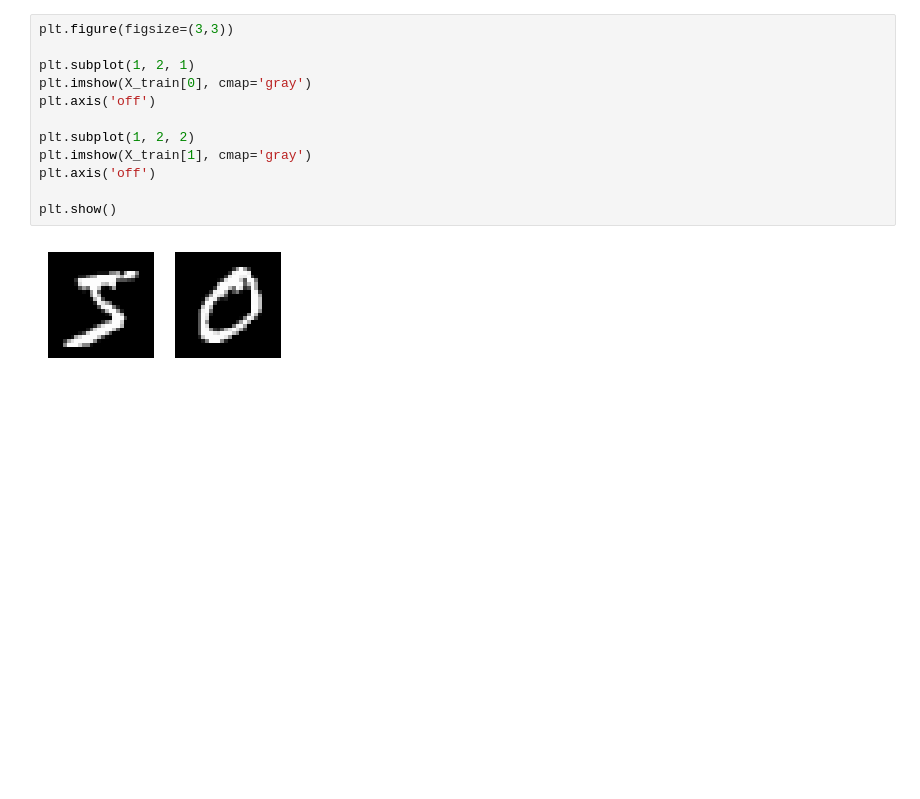
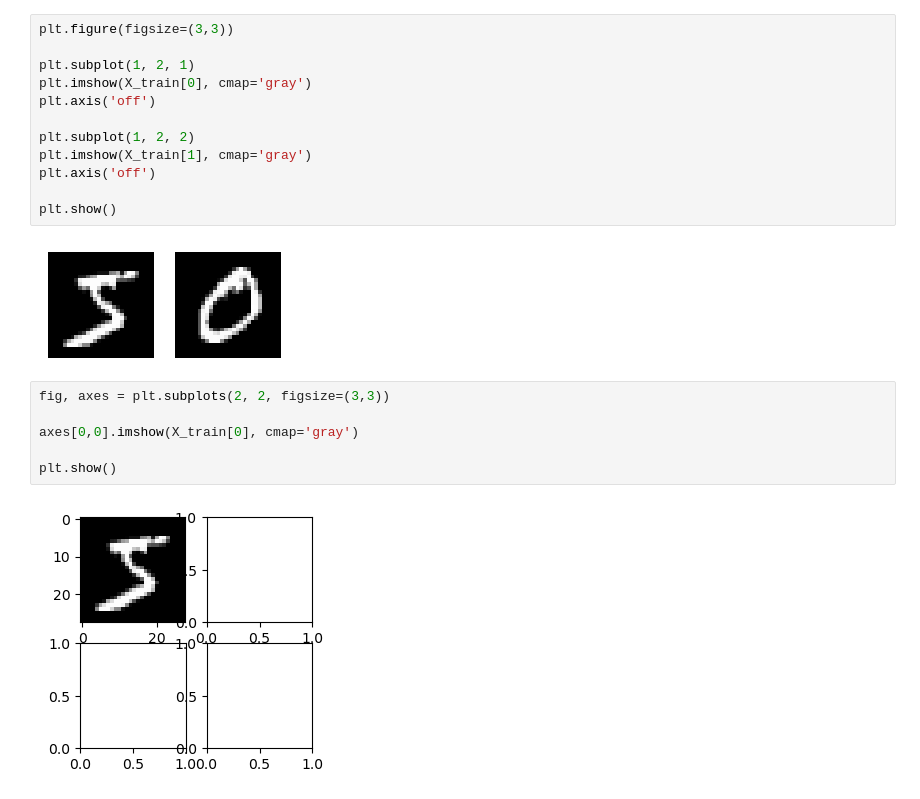
Before and after one commit to 77sanghoon/WASSUP, a Jupyter notebook: 00_Today I Learned/240327 복습.ipynb, the cells around one changed output. Saved outputs shown, nothing was run; the diff lists cells and outputs as text; blank space fills up the shorter version.

```diff
--- a/00_Today I Learned/240327 복습.ipynb
+++ b/00_Today I Learned/240327 복습.ipynb
@@ -442,3 +442,11 @@ plt.axis('off')
 plt.show()
 # %% [output]
 [figure]
+# %%
+fig, axes = plt.subplots(2, 2, figsize=(3,3))
+
+axes[0,0].imshow(X_train[0], cmap='gray')
+
+plt.show()
+# %% [output]
+[figure, added]
```
Also changed, not shown: 3 other files.
